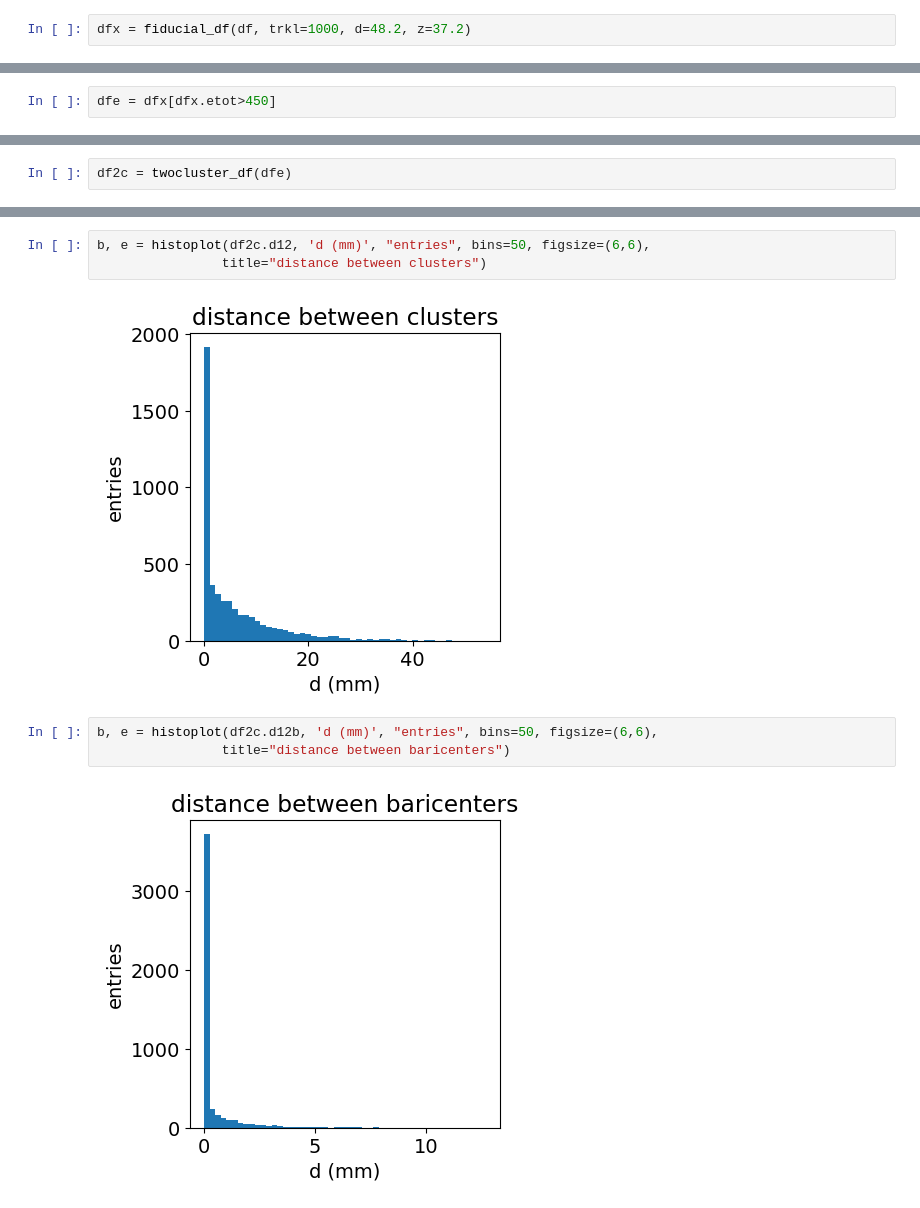
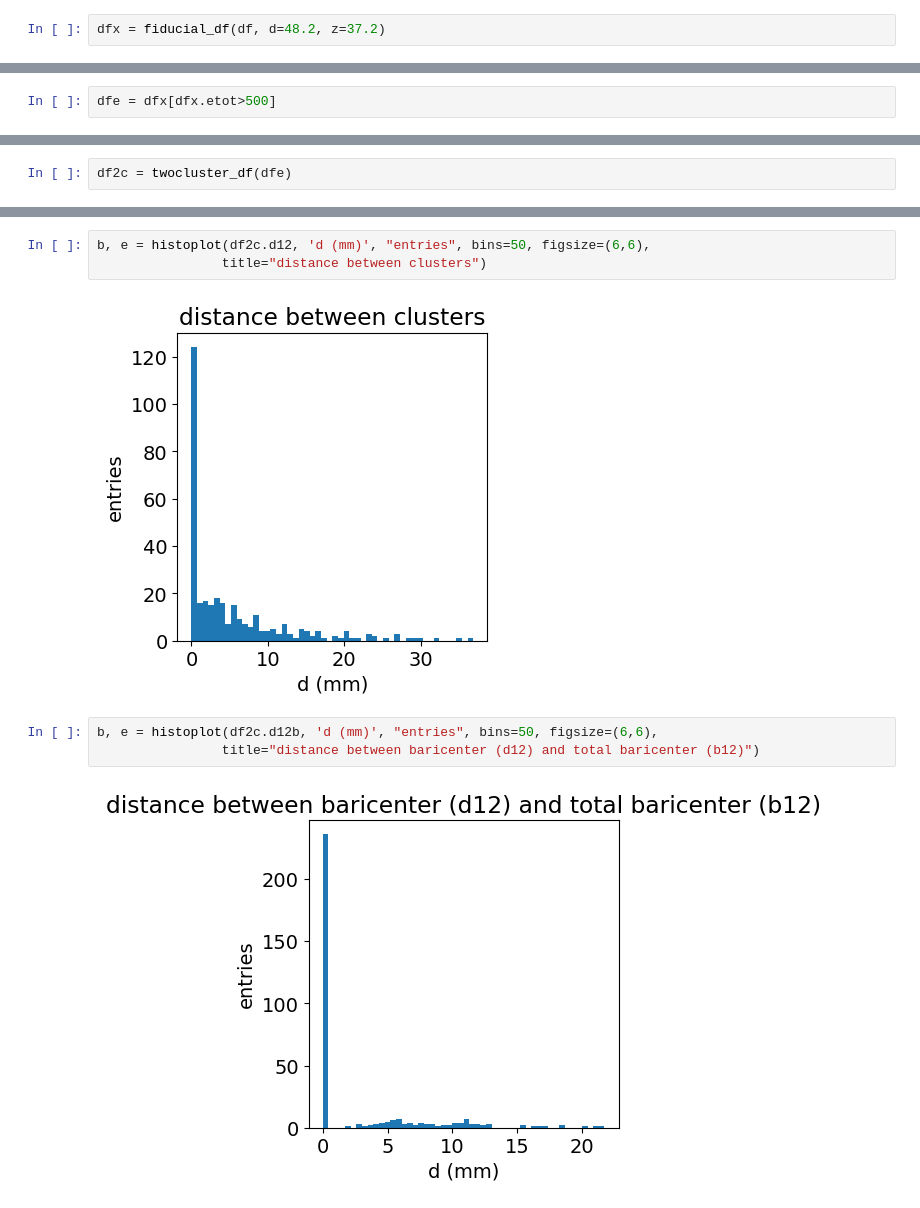
Before and after one commit to jjgomezcadenas/g4crysp, a Jupyter notebook: monolithicCrystal/crystalGI/nb/testCrystalGI.ipynb, the cells around one changed output, grey strips where cells are left out. Cells and saved outputs as stored; diff of their text form.

```diff
--- a/monolithicCrystal/crystalGI/nb/testCrystalGI.ipynb
+++ b/monolithicCrystal/crystalGI/nb/testCrystalGI.ipynb
@@ -124,7 +118,7 @@ b, e = histoplot(event_mult(dfx), 'energy (keV)', "entries", bins=10, figsize=(6
 - add total energy and number of particles in the event
 - remove mass and motherid (its alwasy e-,  and 1)
 # %%
-dfx = fiducial_df(df, trkl=1000, d=48.2, z=37.2)
+dfx = fiducial_df(df, d=48.2, z=37.2)
 # %%
 dfx.head(10)
 # %% [output]
@@ -161,7 +150,7 @@ event_size(dfx)/event_size(df)
 ### Cut in energy
 - Only events with energy near the photopeak are relevant
 # %%
-dfe = dfx[dfx.etot>450]
+dfe = dfx[dfx.etot>500]
 # %%
 dfe.head(10)
 # %% [output]
@@ -232,9 +207,9 @@ df2c.head(10)
 b, e = histoplot(df2c.d12, 'd (mm)', "entries", bins=50, figsize=(6,6),
                 title="distance between clusters")
 # %% [output]
-[figure, old version]
+[figure, new version]
 # %%
 b, e = histoplot(df2c.d12b, 'd (mm)', "entries", bins=50, figsize=(6,6),
-                title="distance between baricenters")
+                title="distance between baricenter (d12) and total baricenter (b12)")
 # %% [output]
-[figure, old version]
+[figure, new version]
```
Also changed, not shown: parts of 81 cells of this notebook, 16 other files.
